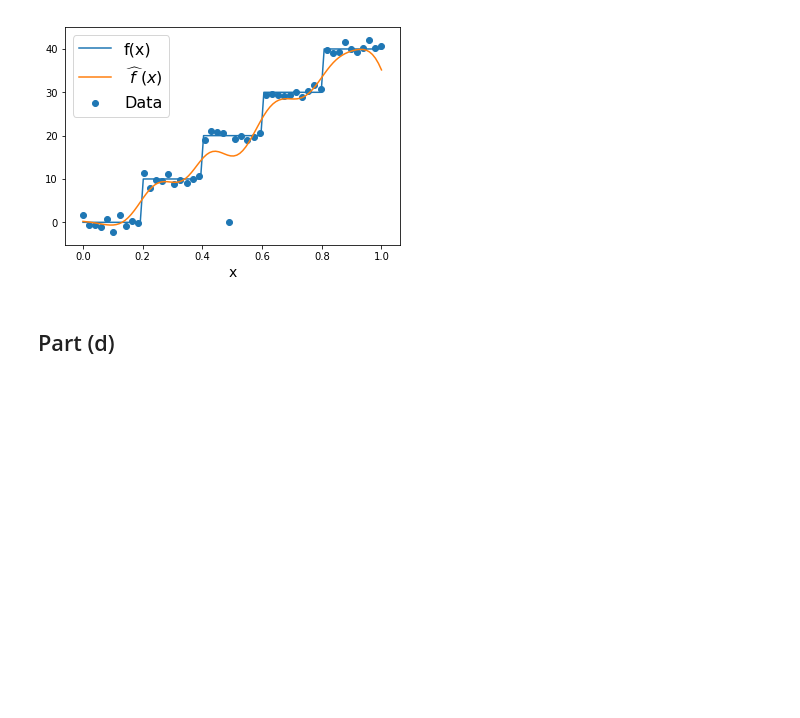
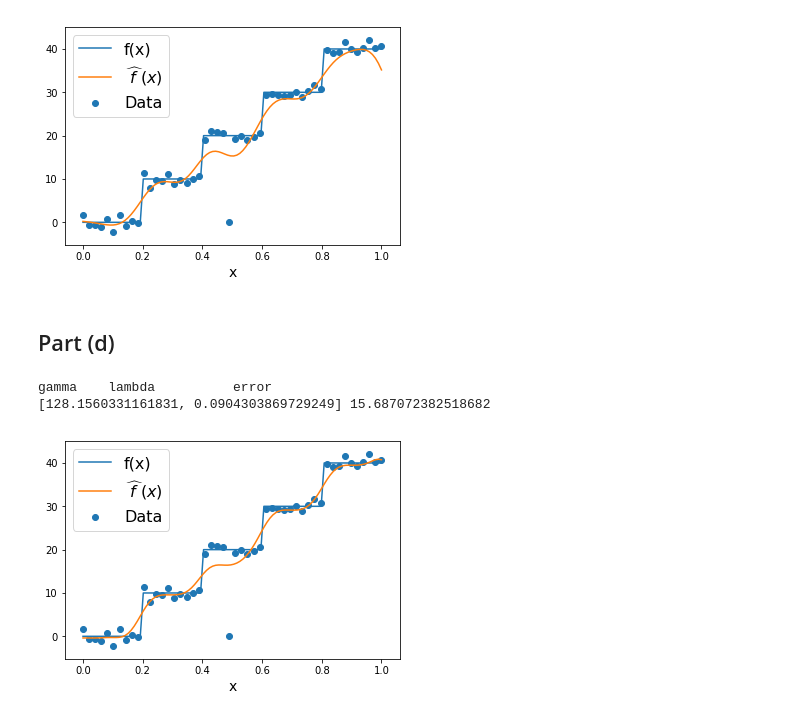
Before and after one commit to andgoldschmidt/CSE-546, a Jupyter notebook: Set4_Problem2.ipynb, the cells around one changed output. Cells and saved outputs as stored; diff of their text form; code cells hidden in the pictures; blank space fills up the shorter version.

Commit message:
Finished problem 2, finally have good NN on problem 3a: used very small params for both lr and mom.

```diff
--- a/Set4_Problem2.ipynb
+++ b/Set4_Problem2.ipynb
@@ -155,7 +191,7 @@ for i in range(100):
     error = k_fold_cv(5, x_data, y_data, ls_loss_fn, None, k_rbf, gamma0, lambd0)
     if error < best_error_ls:
         best_error_ls = error
-        best_ls = [gamma0, lambd0, M0]
+        best_ls = [gamma0, lambd0]
 # %%
 print('gamma\t lambda\t error')
 print(best_ls, best_error_ls)
@@ -259,3 +295,37 @@ gamma    lambda1         lambda2         error
 [figure]
 # %% [markdown]
 ## Part (d)
+# %%
+g_max = 1000
+g_min = 1
+
+lambd_max = 5
+lambd_min = .005
+
+best_error_qp = np.inf
+best_qp = []
+
+for i in range(100):
+    gamma0 = np.random.rand()*(g_max-g_min) + g_min
+    lambd0 = np.random.rand()*(lambd_max-lambd_min) + lambd_min
+    error = k_fold_cv_type3(5, x_data, y_data, ls_loss_fn, None, k_rbf, gamma0, lambd0)
+    if error < best_error_qp:
+        best_error_qp = error
+        best_qp = [gamma0, lambd0]
+# %%
+print('gamma\t lambda\t \t error')
+print(best_qp, best_error_qp)
+f_hat = cvx_kernel_1d_type3(x_data, y_data, loss_fn=ls_loss_fn, loss_params=None,
+                            kernel=k_rbf, k_params=best_qp[0], lambd=best_qp[1])
+
+plt.plot(x, function(x))
+plt.scatter(x_data, y_data)
+plt.plot(x, f_hat(x))
+plt.legend(['f(x)', '$\widehat{\ f\ }(x)}$', 'Data'], fontsize=16)
+plt.xlabel('x', fontsize=14)
+plt.savefig('figs/hw4_2d_qp_plt.pdf')
+np.savetxt(X=best_tv,fname='figs/hw4_2d_qp.txt')
+# %% [output]
+gamma    lambda          error
+[128.1560331161831, 0.0904303869729249] 15.687072382518682
+[figure, added]
```
Also changed, not shown: parts of 2 cells of this notebook, 1 other file.
